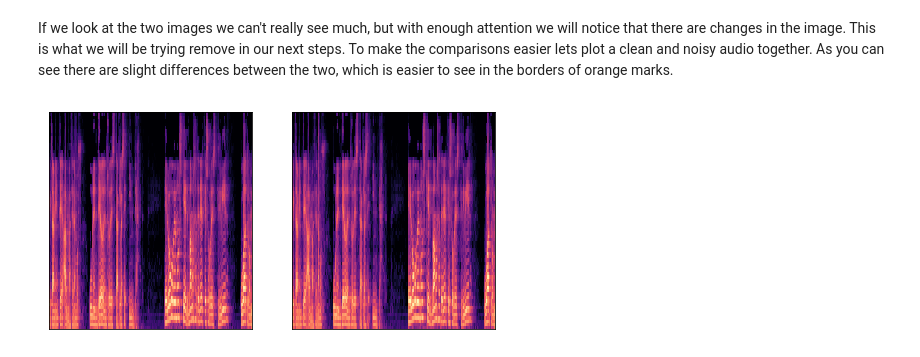
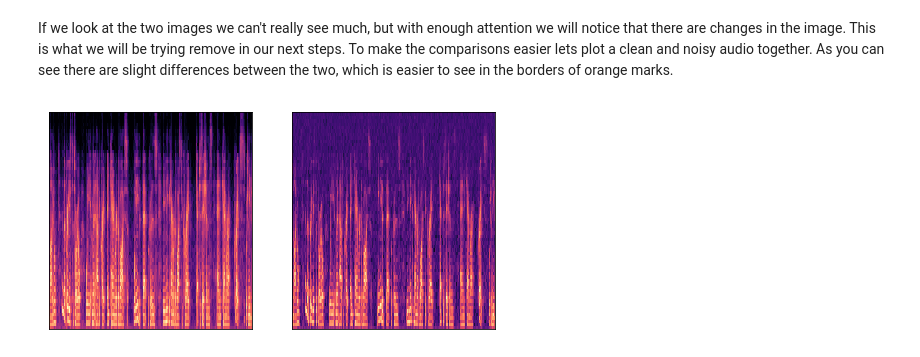
Before and after one commit to hoftherose/NN2Course, a Jupyter notebook: Sound/Crapify.ipynb, the cells around one changed output. Drawn from its saved outputs; the diff is of its cells as text; code cells hidden in the pictures.

Commit message:
Uniform Noise

```diff
--- a/Sound/Crapify.ipynb
+++ b/Sound/Crapify.ipynb
@@ -45,8 +45,8 @@ from tqdm import tqdm_notebook as tqdm
 # %% [markdown]
 These are the paths to the dataset, I renamed mine to be called "Clean" but you can leave it as is if you want. Here we also define the Folder where we will store the audios with noise.
 # %%
-path_good   = Path("Clean_test")
-path_crappy = Path("Noise_test")
+path_good   = Path("Clean")
+path_crappy = Path("Noise")
 # %% [markdown]
 # "Crappify" Functions
 # %% [markdown]
@@ -149,10 +149,10 @@ for i, file in enumerate(noisy_files[:rows*cols]):
 If we look at the two images we can't really see much, but with enough attention we will notice that there are changes in the image. This is what we will be trying remove in our next steps. To make the comparisons easier lets plot a clean and noisy audio together. As you can see there are slight differences between the two, which is easier to see in the borders of orange marks.
 # %%
 axs = fai.subplots(1, 2)
-file1 = clean_files[0]
-file2 = noisy_files[0]
+file1 = clean_files[1]
+file2 = noisy_files[1]
 
 plot_matrix(path_good/Path(file1), ax=axs[0][0])
-plot_matrix(path_good/Path(file2), ax=axs[0][1])
+plot_matrix(path_crappy/Path(file2), ax=axs[0][1])
 # %% [output]
-[figure, old version]
+[figure, new version]
```
Also changed, not shown: parts of 5 cells of this notebook, 2 other files.
